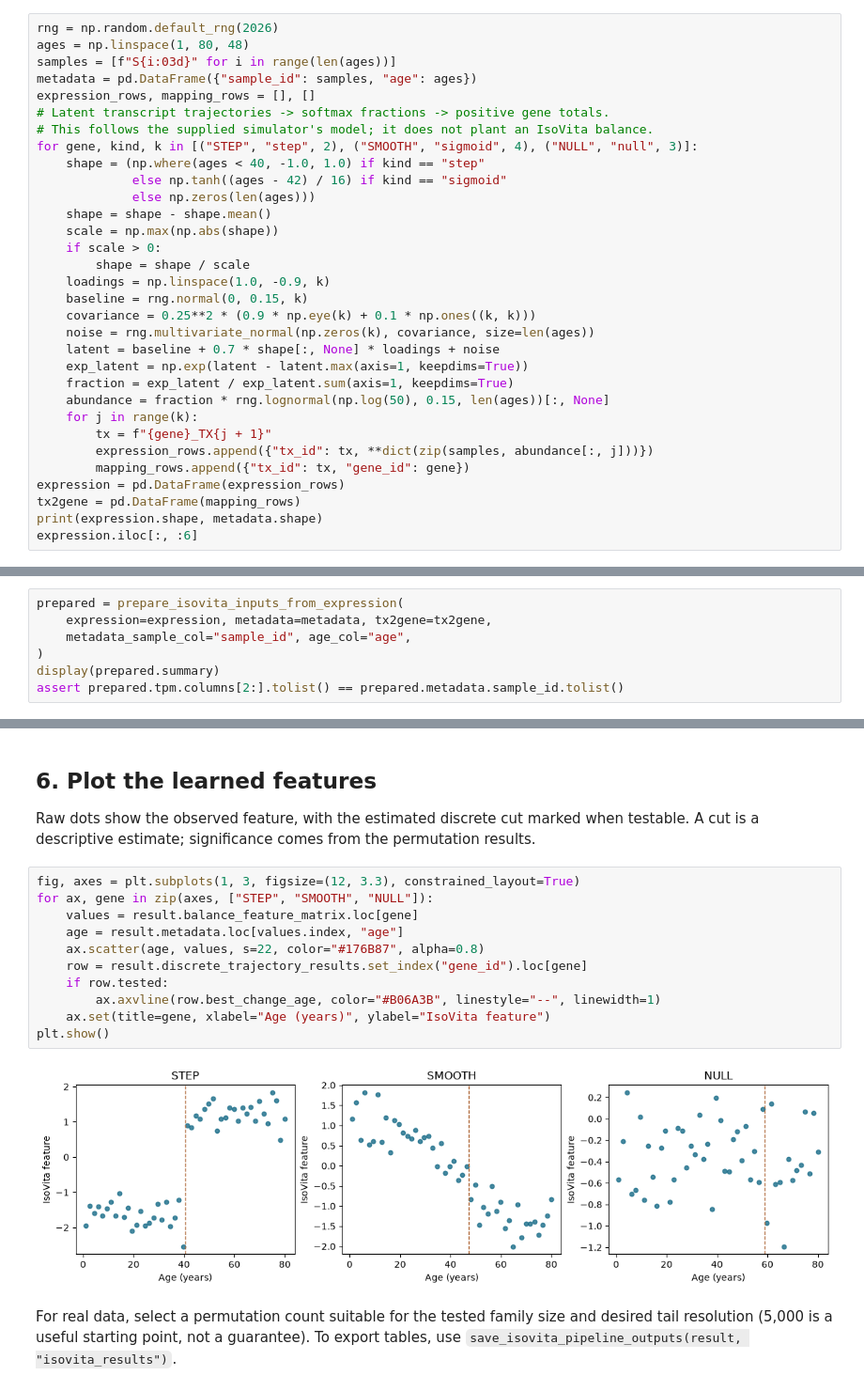
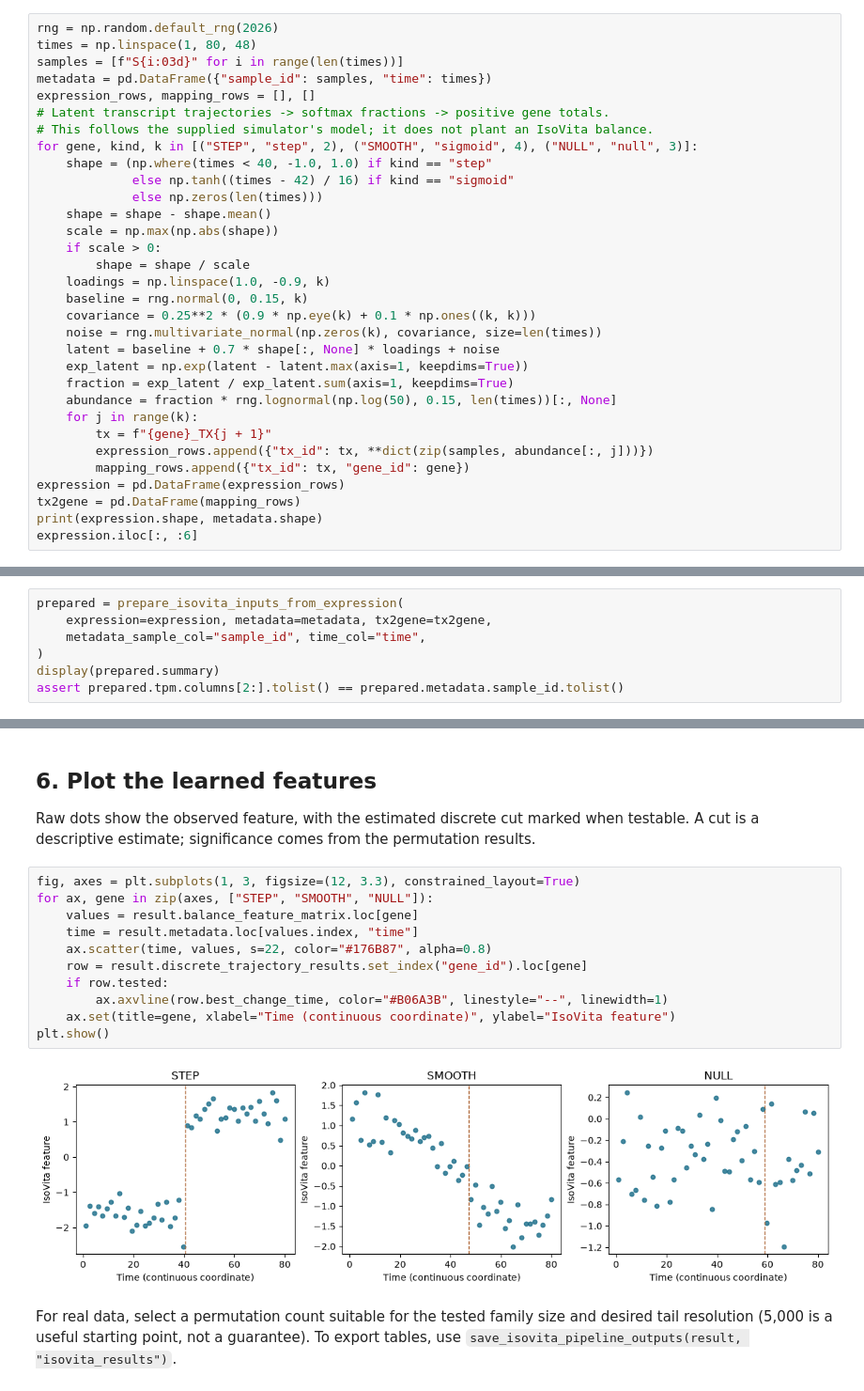
Before and after one commit to danielchen05/isovita, a Jupyter notebook: examples/quickstart.ipynb, the cells around one changed output, grey strips where cells are left out. Shown at 94% size. Saved outputs shown, nothing was run; the diff lists cells and outputs as text.

Commit message:
Generalize to continuous covariates, make IsoPlex optional

```diff
--- a/examples/quickstart.ipynb
+++ b/examples/quickstart.ipynb
@@ -20,15 +20,15 @@ The three genes illustrate a step, a smooth trajectory, and an age-null control.
 # %%
 rng = np.random.default_rng(2026)
-ages = np.linspace(1, 80, 48)
-samples = [f"S{i:03d}" for i in range(len(ages))]
-metadata = pd.DataFrame({"sample_id": samples, "age": ages})
+times = np.linspace(1, 80, 48)
+samples = [f"S{i:03d}" for i in range(len(times))]
+metadata = pd.DataFrame({"sample_id": samples, "time": times})
 expression_rows, mapping_rows = [], []
 # Latent transcript trajectories -> softmax fractions -> positive gene totals.
 # This follows the supplied simulator's model; it does not plant an IsoVita balance.
 for gene, kind, k in [("STEP", "step", 2), ("SMOOTH", "sigmoid", 4), ("NULL", "null", 3)]:
-    shape = (np.where(ages < 40, -1.0, 1.0) if kind == "step"
-             else np.tanh((ages - 42) / 16) if kind == "sigmoid"
-             else np.zeros(len(ages)))
+    shape = (np.where(times < 40, -1.0, 1.0) if kind == "step"
+             else np.tanh((times - 42) / 16) if kind == "sigmoid"
+             else np.zeros(len(times)))
     shape = shape - shape.mean()
     scale = np.max(np.abs(shape))
     if scale > 0:
@@ -36,11 +36,11 @@ for gene, kind, k in [("STEP", "step", 2), ("SMOOTH", "sigmoid", 4), ("NULL", "n
     loadings = np.linspace(1.0, -0.9, k)
     baseline = rng.normal(0, 0.15, k)
     covariance = 0.25**2 * (0.9 * np.eye(k) + 0.1 * np.ones((k, k)))
-    noise = rng.multivariate_normal(np.zeros(k), covariance, size=len(ages))
+    noise = rng.multivariate_normal(np.zeros(k), covariance, size=len(times))
     latent = baseline + 0.7 * shape[:, None] * loadings + noise
     exp_latent = np.exp(latent - latent.max(axis=1, keepdims=True))
     fraction = exp_latent / exp_latent.sum(axis=1, keepdims=True)
-    abundance = fraction * rng.lognormal(np.log(50), 0.15, len(ages))[:, None]
+    abundance = fraction * rng.lognormal(np.log(50), 0.15, len(times))[:, None]
     for j in range(k):
         tx = f"{gene}_TX{j + 1}"
         expression_rows.append({"tx_id": tx, **dict(zip(samples, abundance[:, j]))})
@@ -67,7 +67,7 @@ The adapter aligns sample columns to metadata, joins transcript-to-gene mapping,
 # %%
 prepared = prepare_isovita_inputs_from_expression(
     expression=expression, metadata=metadata, tx2gene=tx2gene,
-    metadata_sample_col="sample_id", age_col="age",
+    metadata_sample_col="sample_id", time_col="time",
 )
 display(prepared.summary)
 assert prepared.tpm.columns[2:].tolist() == prepared.metadata.sample_id.tolist()
@@ -144,16 +144,16 @@ Raw dots show the observed feature, with the estimated discrete cut marked when
 # %%
 fig, axes = plt.subplots(1, 3, figsize=(12, 3.3), constrained_layout=True)
 for ax, gene in zip(axes, ["STEP", "SMOOTH", "NULL"]):
     values = result.balance_feature_matrix.loc[gene]
-    age = result.metadata.loc[values.index, "age"]
-    ax.scatter(age, values, s=22, color="#176B87", alpha=0.8)
+    time = result.metadata.loc[values.index, "time"]
+    ax.scatter(time, values, s=22, color="#176B87", alpha=0.8)
     row = result.discrete_trajectory_results.set_index("gene_id").loc[gene]
     if row.tested:
-        ax.axvline(row.best_change_age, color="#B06A3B", linestyle="--", linewidth=1)
-    ax.set(title=gene, xlabel="Age (years)", ylabel="IsoVita feature")
+        ax.axvline(row.best_change_time, color="#B06A3B", linestyle="--", linewidth=1)
+    ax.set(title=gene, xlabel="Time (continuous coordinate)", ylabel="IsoVita feature")
 plt.show()
 # %% [output]
-[figure, old version]
+[figure, new version]
 # %% [markdown]
 For real data, select a permutation count suitable for the tested family size and desired tail resolution (5,000 is a useful starting point, not a guarantee). To export tables, use `save_isovita_pipeline_outputs(result, "isovita_results")`.
 # %% [markdown]
```
Also changed, not shown: parts of 8 cells of this notebook, 30 other files.
